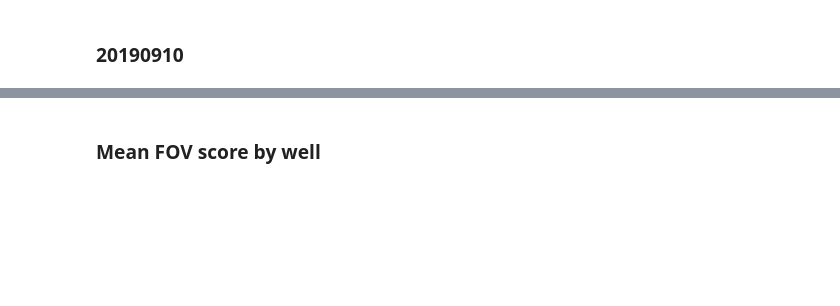
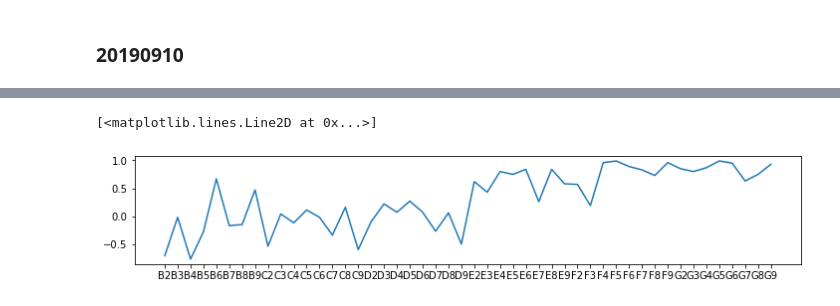
Before and after one commit to czbiohub-sf/2021-opencell-microscopy-automation, a Jupyter notebook: notebooks/analyze-dragonfly-tests.ipynb, the cells around one changed output, grey strips where cells are left out. Drawn from its saved outputs; the diff is of its cells as text; code cells hidden in the pictures; blank space fills up the shorter version.

```diff
--- a/notebooks/analyze-dragonfly-tests.ipynb
+++ b/notebooks/analyze-dragonfly-tests.ipynb
@@ -190,8 +200,9 @@ out_dir = '/Users/keith.cheveralls/image-data/dragonfly-automation-tests/ML0000-
 # %%
-# classification log
+log_dir = '/Users/keith.cheveralls/image-data/dragonfly-automation-tests/ML0197_20191023-4/logs/'
+
 log = pd.read_csv(os.path.join(log_dir, 'fov-classification', 'fov-classification-log.csv'))
 aqlog = pd.read_csv(os.path.join(log_dir, 'ML0000_20191023-4_acquired-images.csv'))
 afclog = pd.read_csv(os.path.join(log_dir, 'ML0000_20191023-4_afc-calls.csv'))
-# fix the filepaths in the classification log
+
 filepaths = log.image_filepath.values
 log['filename'] = [os.path.join(log_dir, 'fov-classification', 'fov-images', path.split('\\')[-1]) for path in filepaths]
@@ -219,14 +237,16 @@ d = aqlog.groupby('well_id').count().reset_index()
 plt.figure(figsize=(12, 2))
 plt.plot(d.well_id, d.timestamp/2)
 plt.gca().set_ylim([0, 7])
-# %% [markdown]
-### Mean FOV score by well
 # %%
+# Mean FOV score by well
 d = pd.merge(pinds, log, left_on='ind', right_on='position_ind')
-d = d.groupby('well_id').median().reset_index()
+d = d.groupby('well_id').max().reset_index()
 plt.figure(figsize=(12, 2))
 plt.plot(d.well_id, d.score)
 # plt.gca().set_ylim([0, 7])
+# %% [output]
+[<matplotlib.lines.Line2D at 0x...>]
+[figure, added]
 # %%
 d.sort_values(by='score')
 # %%
```
Also changed, not shown: parts of 41 cells of this notebook.
